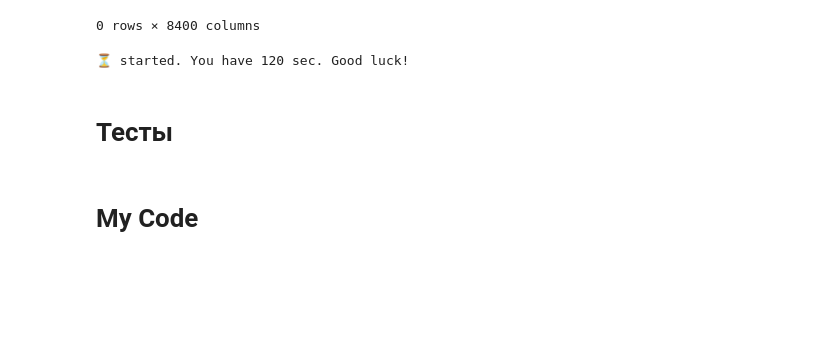
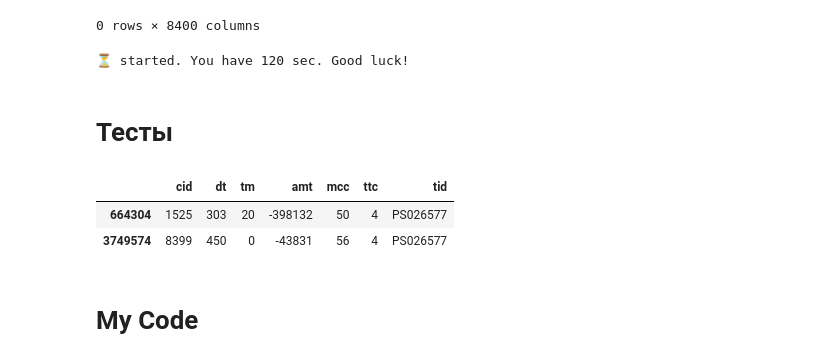
Before and after one commit to esheshka/sber_SSAD, a Jupyter notebook: Что_то_зачем_то.ipynb, the cells around one changed output. Cells and saved outputs as stored; diff of their text form; code cells hidden in the pictures; blank space fills up the shorter version.

```diff
--- a/Что_то_зачем_то.ipynb
+++ b/Что_то_зачем_то.ipynb
@@ -139,5 +124,13 @@ tmr = Timer() # runtime limit (in seconds). Add all of your code after the timer
 ⏳ started. You have 120 sec. Good luck!
 # %% [markdown]
 # **Тесты**
+# %%
+df_tid, df_no_tid = dfTrx[~dfTrx.tid.isna()], dfTrx[dfTrx.tid.isna()]
+# %%
+df_tid[df_tid.tid == 'PS026577']
+# %% [output]
+|  | cid | dt | tm | amt | mcc | ttc | tid |
+| 664304 | 1525 | 303 | 20 | -398132 | 50 | 4 | PS026577 |
+| 3749574 | 8399 | 450 | 0 | -43831 | 56 | 4 | PS026577 |
 # %% [markdown]
 # **My Code**
```
Also changed, not shown: parts of 32 cells of this notebook.
